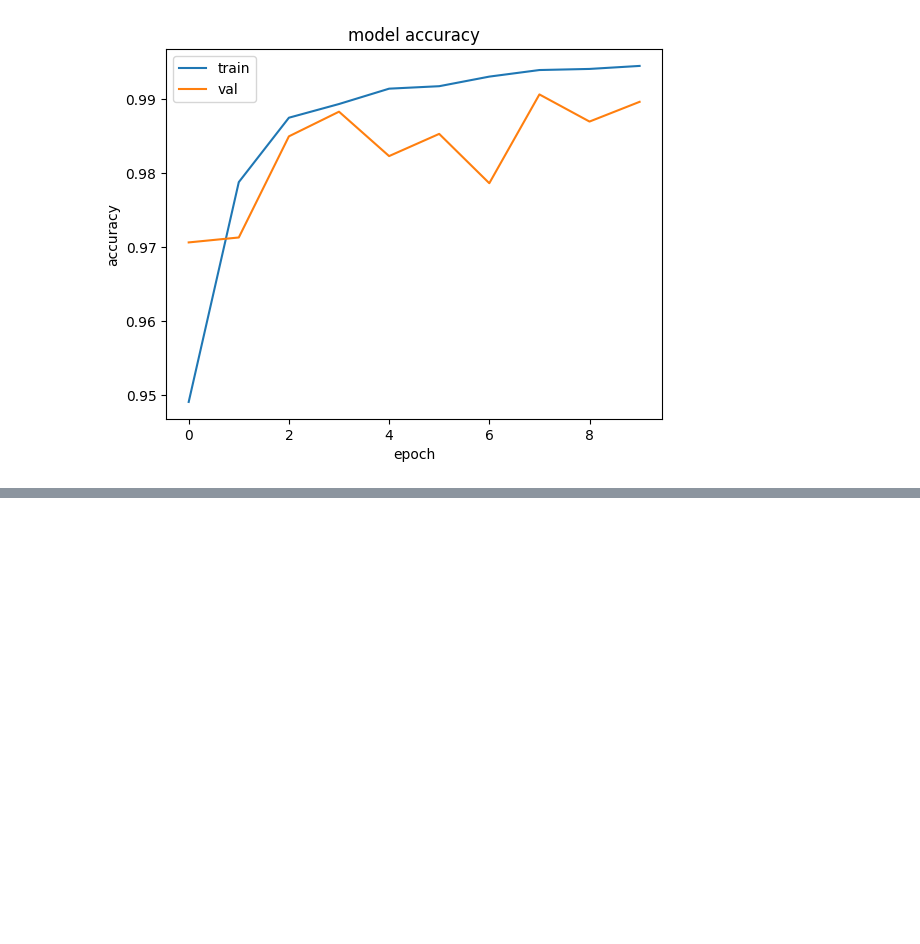
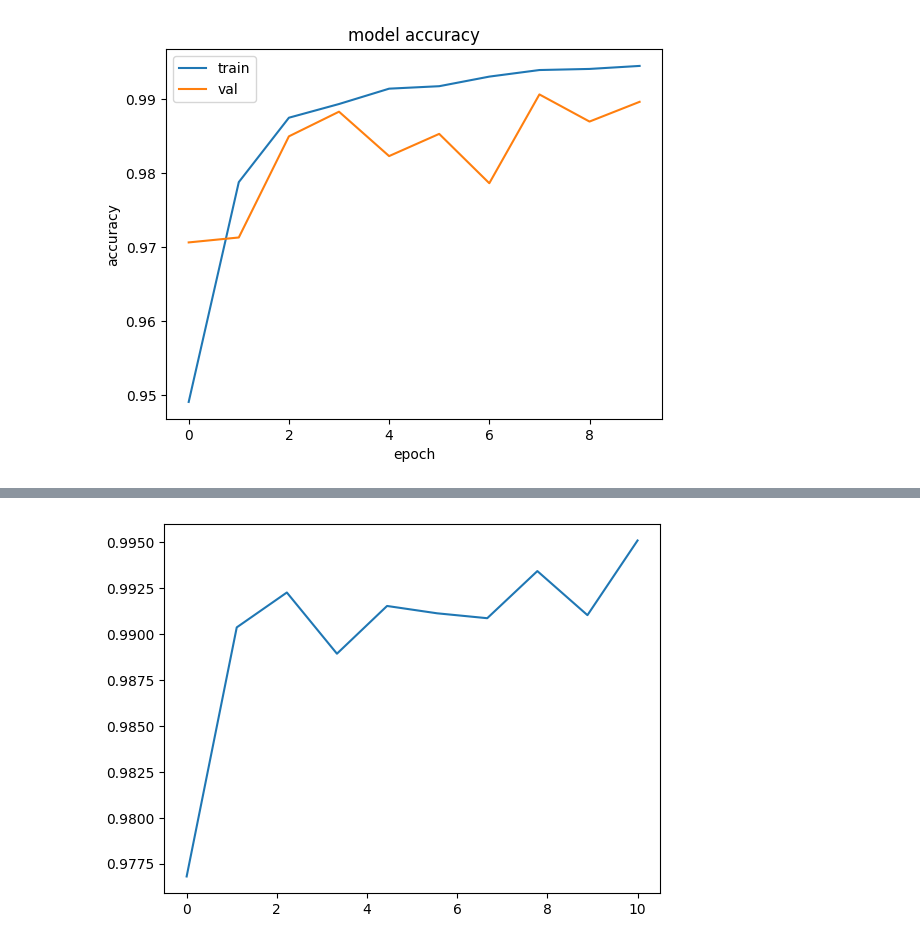
Before and after one commit to graterollin/PRML, a Jupyter notebook: final_project/FinalProject-NN_ConcreteClassification.ipynb, the cells around one changed output, grey strips where cells are left out. Saved outputs shown, nothing was run; the diff lists cells and outputs as text; code cells hidden in the pictures; blank space fills up the shorter version.

Commit message:
New CNN Architecture

```diff
--- a/final_project/FinalProject-NN_ConcreteClassification.ipynb
+++ b/final_project/FinalProject-NN_ConcreteClassification.ipynb
@@ -38,7 +38,6 @@ print(tf.test.is_built_with_cuda())
 # %% [output]
 True
 # %%
-# TODO: See if want to reduce image size or perform PCA
 def data_preprocessing(negative_pics, positive_pics):
     # Class 0 => No cracks
     # Class 1 => Cracks
@@ -97,7 +96,6 @@ def data_preprocessing(negative_pics, positive_pics):
             # OHE for class 1
             y_train.append([0, 1])
 
-    # TODO: See if this needs to be done before reshaping!!!
     # drop the label point
     x_train = np.delete(x_train, obj=-1, axis=1)
     x_train = x_train.astype('float32')
@@ -111,8 +109,6 @@ def data_preprocessing(negative_pics, positive_pics):
         if (point[-1] == 1):
             y_test.append([0, 1])
 
-    # TODO: Add this to the 1 Hidden Layer Cell
-    # TODO: Understand the formula in the hw5 doc
     # drop the label point
     x_test = np.delete(x_test, obj=-1, axis=1)
     x_test = x_test.astype('float32')
@@ -125,6 +121,21 @@ def data_preprocessing(negative_pics, positive_pics):
     y_test = np.asarray(y_test)
 
     return (x_train, y_train), (x_test, y_test)
+
+# In this function, we convert the data back to color and resize for use in a CNN
+def convertBackToColor(data):
+    new_data = []
+    # iterate over each image
+    for i in range(len(data)):
+        back_to_color = cv2.cvtColor(data[i], cv2.COLOR_GRAY2BGR)
+        # Use INTER_AREA for interpolation method
+        resized = cv2.resize(back_to_color, (114,114), interpolation=cv2.INTER_AREA)
+        new_image = np.asarray(resized)
+        new_data.append(new_image)
+
+    new_data = np.asarray(new_data)
+
+    return new_data
 # %%
 negative_pics = 'ConcreteCracks/Negative'
 positive_pics = 'ConcreteCracks/Positive'
@@ -366,0 +399,69 @@ Testing Error per epoch
+# %%
+# GOAL: RUN FOR LONGER TO SEE VALIDATION STABILIZE
+# HANDLE COLOR IMAGES
+
+# MODIFICATIONS MADE TO BASELINE CNN:
+# 1. LOSS: categorical_crossentropy => binary_crossentropy
+# 2. OUTPUT LAYER ACTIVATION: softmax => sigmoid
+# 3. CONV2D FILTERS: 32 => 8 (no need for complex filters)
+# 4. INPUT SHAPE: (227,227,1) => (114, 114, 3)
+# 5. PADDING: "valid" => "same"
+# 5. DENSE LAYER:
+# 5. ARCHITECTURE: 2 CONV2D and maxpool layers, one dense layer of 32 instead of two of 16
+
+# Data reshaped for CNN
+x_train = x_train.reshape(30000, 227, 227)
+x_test = x_test.reshape(10000, 227, 227)
+
+# Bring the color channels back and resize
+x_train = convertBackToColor(x_train)
+x_test = convertBackToColor(x_test)
+
+print("New training data shape: ", x_train.shape)
+print("New testing data shape: ", x_test.shape)
+
+epochs = 10
+CNN_model_color = tf.keras.Sequential()
+
+conv_layer_1 = tf.keras.layers.Conv2D(8, kernel_size=(3, 3), strides=(1,1), padding='same', activation='relu', input_shape=(114, 114, 3))
+CNN_model_color.add(conv_layer_1)
+
+maxpool_layer_1 = tf.keras.layers.MaxPool2D(pool_size=(2,2))
+CNN_model_color.add(maxpool_layer_1)
+
+conv_layer_2 = tf.keras.layers.Conv2D(16, kernel_size=(3, 3), strides=(1,1), padding='same', activation='relu')
+CNN_model_color.add(conv_layer_2)
+
+maxpool_layer_2 = tf.keras.layers.MaxPool2D(pool_size=(2,2))
+CNN_model_color.add(maxpool_layer_2)
+
+# Flatten layer
+flatten_layer = tf.keras.layers.Flatten()
+CNN_model_color.add(flatten_layer)
+
+# Add one dense layers
+dense_layer = tf.keras.layers.Dense(units=32, activation='relu')
+CNN_model_color.add(dense_layer)
+
+# Add output layer
+# TODO: Could this be 1 unit instead of 2?
+output_layer = tf.keras.layers.Dense(units=2, activation='sigmoid')
+CNN_model_color.add(output_layer)
+
+# Print out a summary of the model
+CNN_model_color.summary()
+
+# Compile the model
+CNN_model_color.compile(optimizer='adam', loss='binary_crossentropy', metrics='accuracy')
+
+training_error_list = []
+testing_error_list = []
+
+CNN_color_history = CNN_model_color.fit(x_train, y_train, validation_split=0.1, epochs=epochs, batch_size=16, callbacks=[ReportErrorCallback(x_train, y_train, x_test, y_test, training_error_list, testing_error_list)])
+
+train_info = CNN_model_color.evaluate(x_train, y_train)
+test_info = CNN_model_color.evaluate(x_test, y_test)
+print(f"Training accuracy: {train_info[1]*100}% ; Testing accuracy: {test_info[1]*100}%")
+
+visualizePerformance(CNN_color_history, epochs, training_error_list, testing_error_list)
+# %% [output]
@@ -366,0 +485 @@ Testing Error per epoch
+[figure, added]
```
Also changed, not shown: parts of 7 cells of this notebook.
